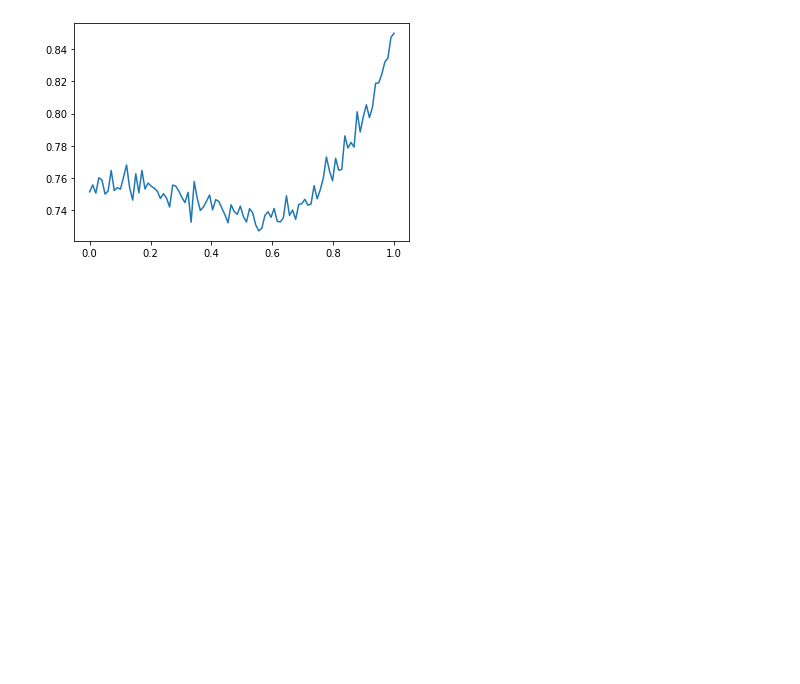
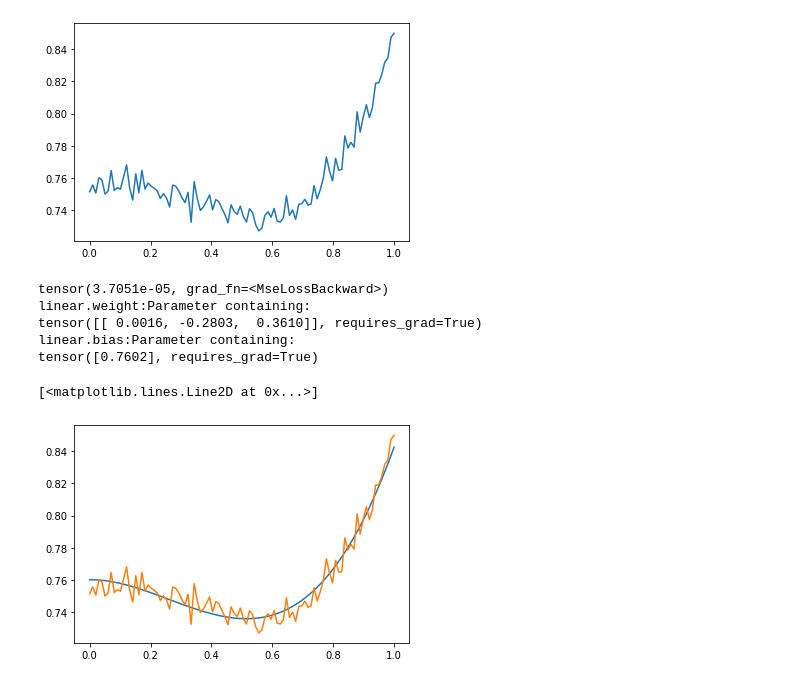
Before and after one commit to uspas/2020_optimization_and_ml, a Jupyter notebook: lab_solutions/lab_03/lab_03.ipynb, the cells around one changed output. Drawn from its saved outputs; the diff is of its cells as text; code cells hidden in the pictures; blank space fills up the shorter version.

Commit message:
update lab 3 with hw answers

```diff
--- a/lab_solutions/lab_03/lab_03.ipynb
+++ b/lab_solutions/lab_03/lab_03.ipynb
@@ -408,3 +414,46 @@ plt.plot(x,y)
 # %% [output]
 [<matplotlib.lines.Line2D at 0x...>]
 [figure]
+# %%
+################################################################
+#ANSWER KEY - Mini-batch
+################################################################
+# Define a model class that we will train - represents a nonlinear combination
+class NonLinearModel(torch.nn.Module):
+    def __init__(self):
+        super(NonLinearModel, self).__init__()
+        self.linear = torch.nn.Linear(3, 1)
+
+    def forward(self,x):
+        weights = self.linear.weight.flatten()
+        bias = self.linear.bias
+
+        return bias + weights[0]*x + weights[1]*x**2 + weights[2]*x**3
+
+model = NonLinearModel()
+loss_fn = torch.nn.MSELoss()
+optim = torch.optim.SGD(model.parameters(), lr = 0.5)
+
+for i in range(10000):
+    optim.zero_grad()
+
+    fval = model(x)
+    loss = loss_fn(fval, y)
+
+    loss.backward()
+    optim.step()
+
+print(loss)
+for name, item in model.named_parameters():
+    print(f'{name}:{item}')
+pred = model(x)
+plt.plot(x,pred.detach())
+plt.plot(x,y)
+# %% [output]
+tensor(3.7051e-05, grad_fn=<MseLossBackward>)
+linear.weight:Parameter containing:
+tensor([[ 0.0016, -0.2803,  0.3610]], requires_grad=True)
+linear.bias:Parameter containing:
+tensor([0.7602], requires_grad=True)
+[<matplotlib.lines.Line2D at 0x...>]
+[figure, added]
```
Also changed, not shown: parts of 1 cell of this notebook.
